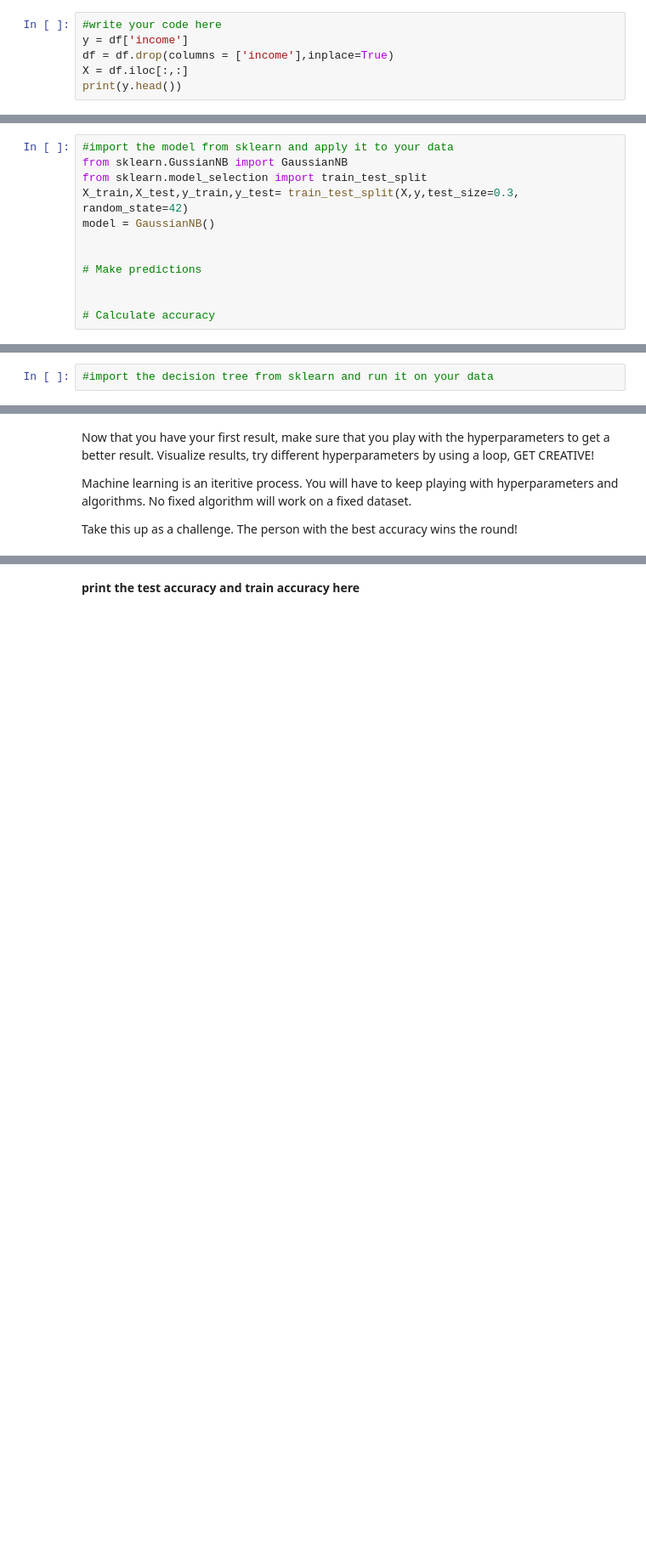
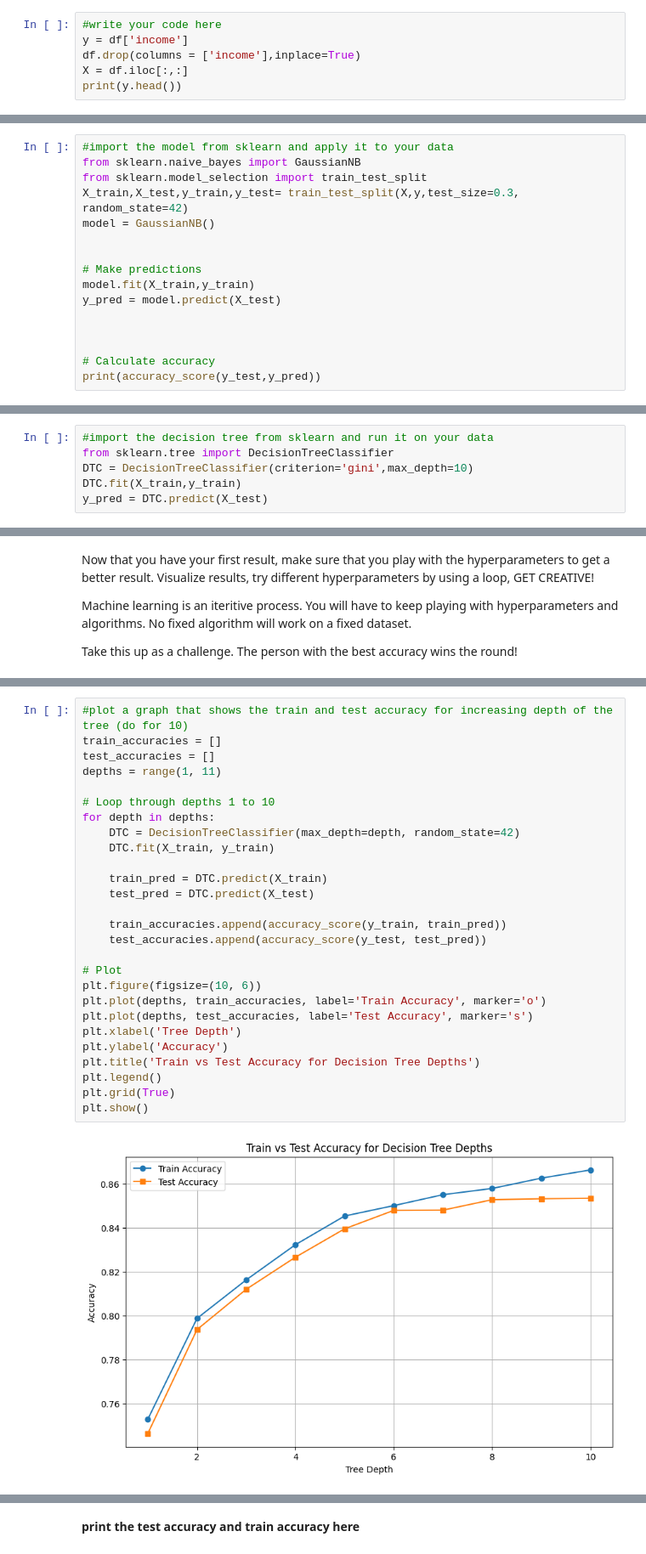
Before and after one commit to Jayy526/Jayyraj_Mehta_Synapse_Tasks, a Jupyter notebook: Synapse_LP_Task_4.ipynb, the cells around one changed output, grey strips where cells are left out. Shown at 85% size. Drawn from its saved outputs; the diff is of its cells as text; blank space fills up the shorter version.

```diff
--- a/Synapse_LP_Task_4.ipynb
+++ b/Synapse_LP_Task_4.ipynb
@@ -145,7 +152,7 @@ print(df.head())
 # %%
 #write your code here
 y = df['income']
-df = df.drop(columns = ['income'],inplace=True)
+df.drop(columns = ['income'],inplace=True)
 X = df.iloc[:,:]
 print(y.head())
 # %% [output]
@@ -183,13 +208,17 @@ https://www.analyticsvidhya.com/blog/2021/09/naive-bayes-algorithm-a-complete-gu
 * Implementation : https://youtu.be/nHIUYwN-5rM
 # %%
 #import the model from sklearn and apply it to your data
-from sklearn.GussianNB import GaussianNB
+from sklearn.naive_bayes import GaussianNB
 from sklearn.model_selection import train_test_split
 X_train,X_test,y_train,y_test= train_test_split(X,y,test_size=0.3, random_state=42)
 model = GaussianNB()
 
 
 # Make predictions
+model.fit(X_train,y_train)
+y_pred = model.predict(X_test)
+
 
 
 # Calculate accuracy
+print(accuracy_score(y_test,y_pred))
@@ -200,5 +231,9 @@ model = GaussianNB()
 * Implementation : https://youtu.be/HY2DcBhgwm0
 # %%
 #import the decision tree from sklearn and run it on your data
+from sklearn.tree import DecisionTreeClassifier
+DTC = DecisionTreeClassifier(criterion='gini',max_depth=10)
+DTC.fit(X_train,y_train)
+y_pred = DTC.predict(X_test)
 # %% [markdown]
 <b>Print the Model Accuracy</b>
@@ -221,3 +258,32 @@ Take this up as a challenge. The person with the best accuracy wins the round!
+# %%
+#plot a graph that shows the train and test accuracy for increasing depth of the tree (do for 10)
+train_accuracies = []
+test_accuracies = []
+depths = range(1, 11)
+
+# Loop through depths 1 to 10
+for depth in depths:
+    DTC = DecisionTreeClassifier(max_depth=depth, random_state=42)
+    DTC.fit(X_train, y_train)
+
+    train_pred = DTC.predict(X_train)
+    test_pred = DTC.predict(X_test)
+
+    train_accuracies.append(accuracy_score(y_train, train_pred))
+    test_accuracies.append(accuracy_score(y_test, test_pred))
+
+# Plot
+plt.figure(figsize=(10, 6))
+plt.plot(depths, train_accuracies, label='Train Accuracy', marker='o')
+plt.plot(depths, test_accuracies, label='Test Accuracy', marker='s')
+plt.xlabel('Tree Depth')
+plt.ylabel('Accuracy')
+plt.title('Train vs Test Accuracy for Decision Tree Depths')
+plt.legend()
+plt.grid(True)
+plt.show()
+# %% [output]
+[figure, added]
 # %%
 #complete the code below to create an image of the decision tree
 from sklearn import tree
```
Also changed, not shown: parts of 23 cells of this notebook.
